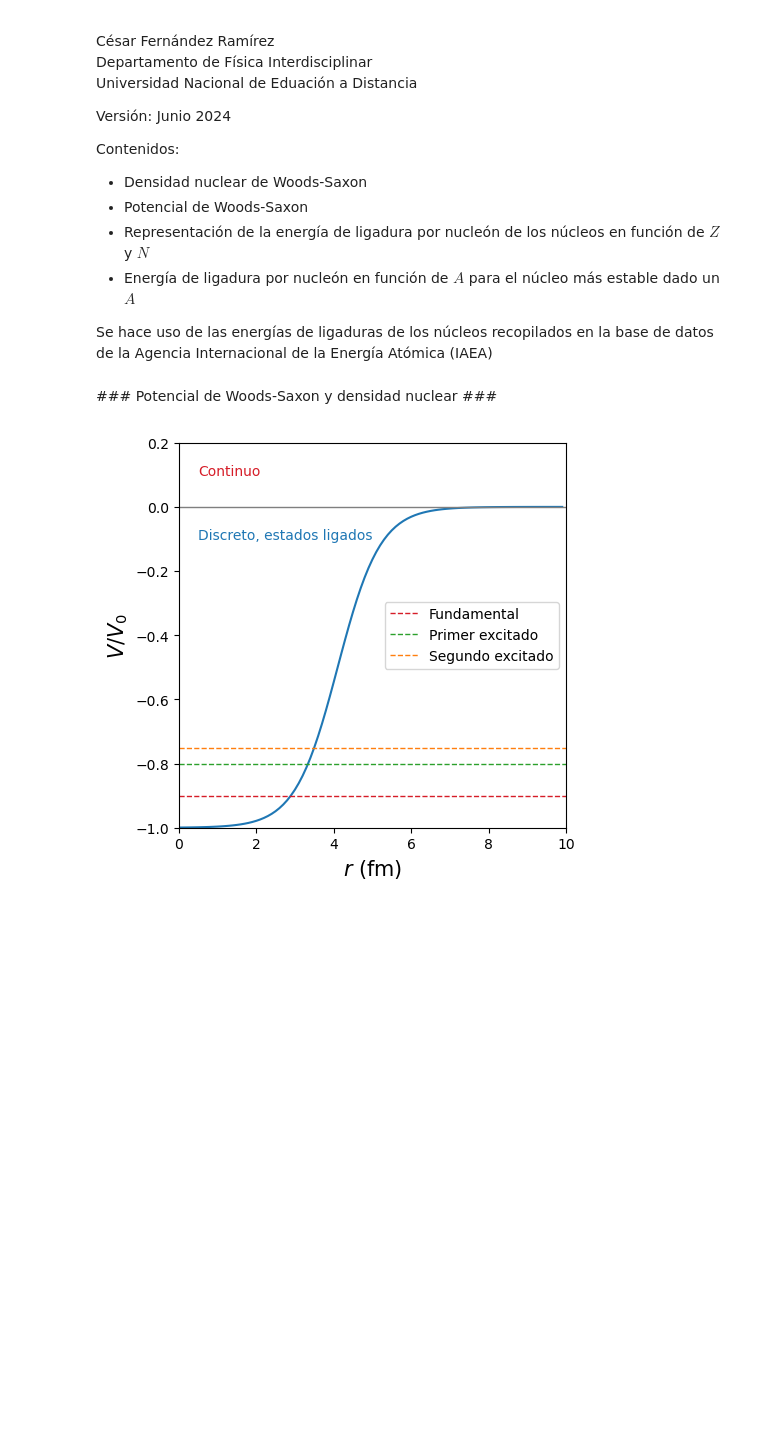
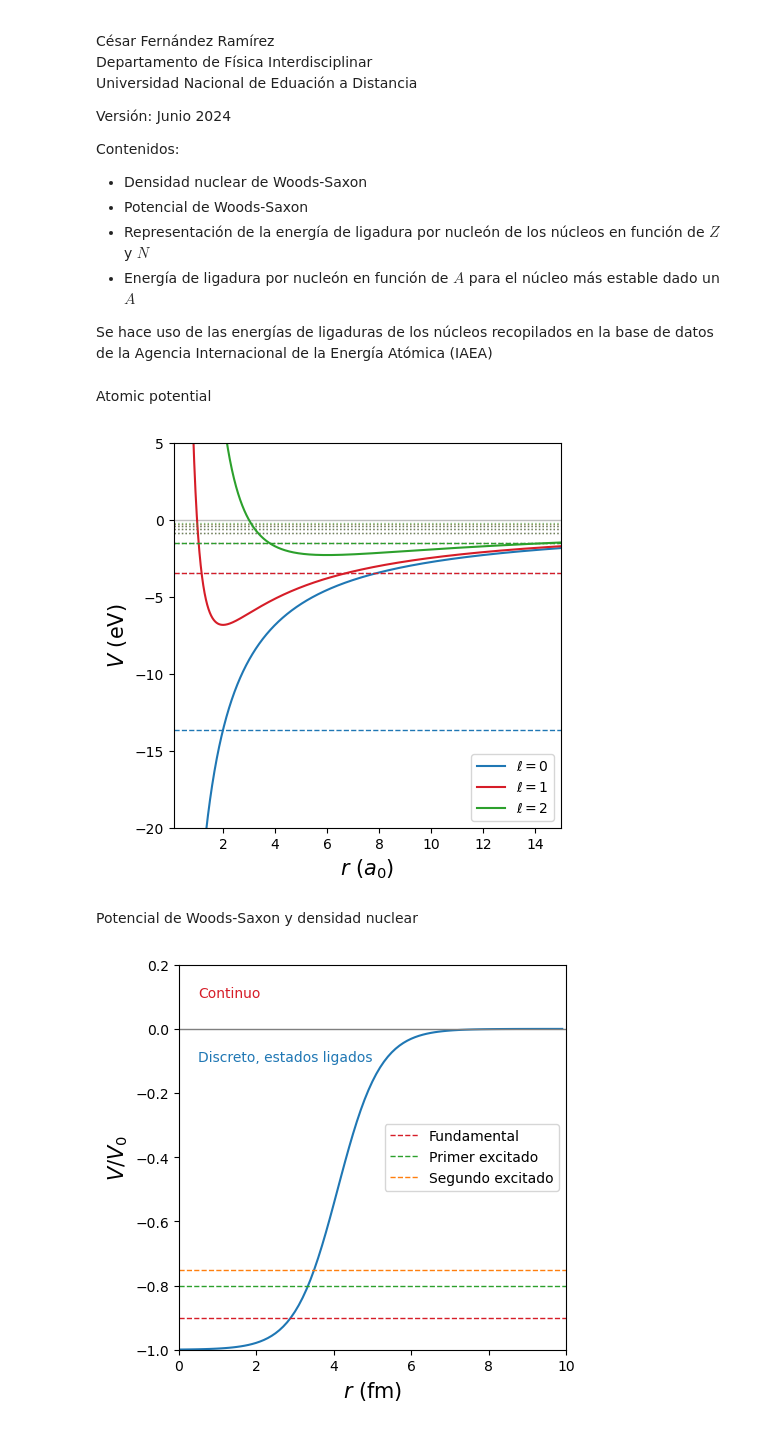
Before and after one commit to cefera/FNyP, a Jupyter notebook: Notebooks/Tema1.ipynb, the cells around one changed output. Saved outputs shown, nothing was run; the diff lists cells and outputs as text; code cells hidden in the pictures; blank space fills up the shorter version.

```diff
--- a/Notebooks/Tema1.ipynb
+++ b/Notebooks/Tema1.ipynb
@@ -54,8 +54,49 @@ df = lc_pd_dataframe(livechart + "fields=ground_states&nuclides=all")
 df = df[pd.to_numeric(df['binding'],errors='coerce').notna()]
 df['binding'] /= 1000
 df['A'] = df['n']+df['z']
+# %% [markdown]
+Atomic potential
+# %%
+def coulomb(Z,r):
+    return -2*Z/r
+
+def barrera(l,r):
+    return l*(l+1)/(r*r)
+
+def potencial(Z,l,r):
+    return coulomb(Z,r) + barrera(l,r)
+
+def En(ry,nr,l):
+    n = nr + l + 1
+    return -ry/(n**2)
+
+a0,ry  = 5.291772105, 13.6058
+Z, lmax, nmax =1, 2, 5
+
+fig = plt.figure(figsize=(5,5))
+rmin, rmax, rstep = 0.1, 15, 0.01
+r = np.arange(rmin,rmax,rstep)
+plt.xlim((rmin,rmax))
+plt.ylim((-20.,5))
+plt.ylabel(r'$V$ (eV)',fontsize=15)
+plt.xlabel(r'$r$ ($a_0$)',fontsize=15)
+
+plt.hlines(0,rmin,rmax,colors=jpac_color[9], lw=1., linestyles='solid', alpha=0.5)
+for l in range(lmax+1):
+    texto = '$\ell=$' +  str(l)
+    plt.plot(r,potencial(Z,l,r)*ry,'-',c=jpac_color[l],label=texto)
+    plt.hlines(En(ry,0,l),rmin,rmax,colors=jpac_color[l], lw=1., linestyles='dashed')
+
+    for n in range(1,nmax+1):
+        plt.hlines(En(ry,n,l),rmin,rmax,colors=jpac_color[l], lw=1., linestyles='dotted', alpha=0.5)
+
+plt.legend(loc='lower right',ncol=1,frameon=True)
+plt.show()
+#fig.savefig("hidrogeno.pdf", bbox_inches='tight')
+# %% [output]
+[figure, added]
 # %% [markdown]
-### Potencial de Woods-Saxon y densidad nuclear ###
+Potencial de Woods-Saxon y densidad nuclear
 # %%
 # A: Número de nucleones
 # r0: constante, ha de ser 1.22
```
Also changed, not shown: parts of 9 cells of this notebook, 5 other files.
